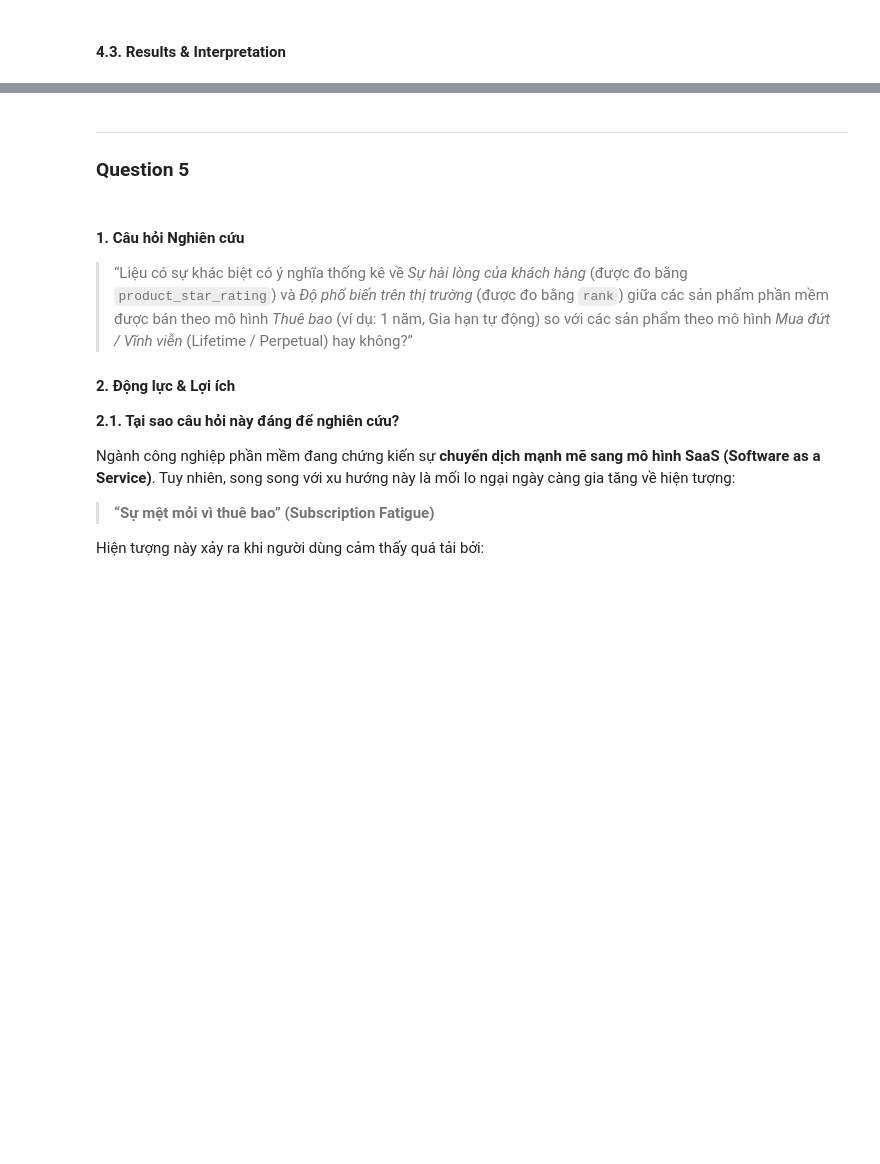
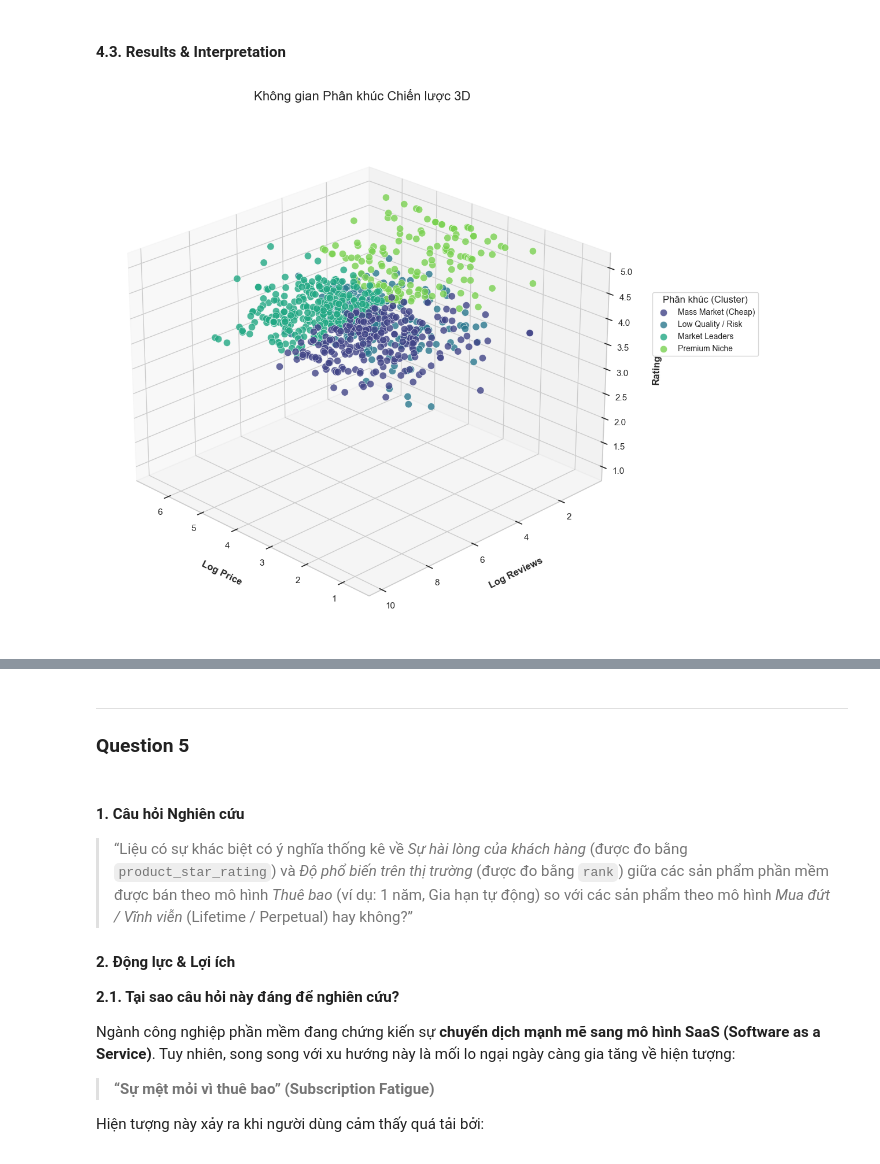
Before and after one commit to TANVANHCMUS2005/LTKHDL_Final_Project, a Jupyter notebook: Final_project.ipynb, the cells around one changed output, grey strips where cells are left out. Saved outputs shown, nothing was run; the diff lists cells and outputs as text; code cells hidden in the pictures; blank space fills up the shorter version.

```diff
--- a/Final_project.ipynb
+++ b/Final_project.ipynb
@@ -1547,3 +1553,45 @@ cluster
 # %% [markdown]
 #### 4.3. Results & Interpretation
+# %%
+import matplotlib.pyplot as plt
+from mpl_toolkits.mplot3d import Axes3D
+import seaborn as sns
+
+fig = plt.figure(figsize=(14, 10))
+ax = fig.add_subplot(111, projection='3d')
+
+unique_labels = df_q4['cluster_label'].unique()
+palette = sns.color_palette("viridis", n_colors=len(unique_labels))
+color_map = dict(zip(unique_labels, palette))
+
+for label in unique_labels:
+    subset = df_q4[df_q4['cluster_label'] == label]
+
+    ax.scatter(subset['log_price'],
+               subset['log_reviews'],
+               subset['product_star_rating'],
+               c=[color_map[label]],
+               label=label,
+               s=80,
+               alpha=0.8,
+               edgecolors='white',
+               linewidth=0.5)
+
+ax.set_xlabel('Log Price', fontsize=12, labelpad=15, fontweight='bold')
+ax.set_ylabel('Log Reviews', fontsize=12, labelpad=15, fontweight='bold')
+ax.set_zlabel('Rating', fontsize=12, labelpad=15, fontweight='bold')
+ax.set_title('Không gian Phân khúc Chiến lược 3D', fontsize=16, pad=20)
+
+ax.legend(title="Phân khúc (Cluster)",
+          title_fontsize=12,
+          fontsize=10,
+          bbox_to_anchor=(1.05, 0.6),
+          loc='center left')
+
+ax.view_init(elev=25, azim=135)
+plt.subplots_adjust(right=0.75, left=0.05, bottom=0.05, top=0.95)
+
+plt.show()
+# %% [output]
+[figure, added]
 # %%
```
Also changed, not shown: parts of 4 cells of this notebook.
